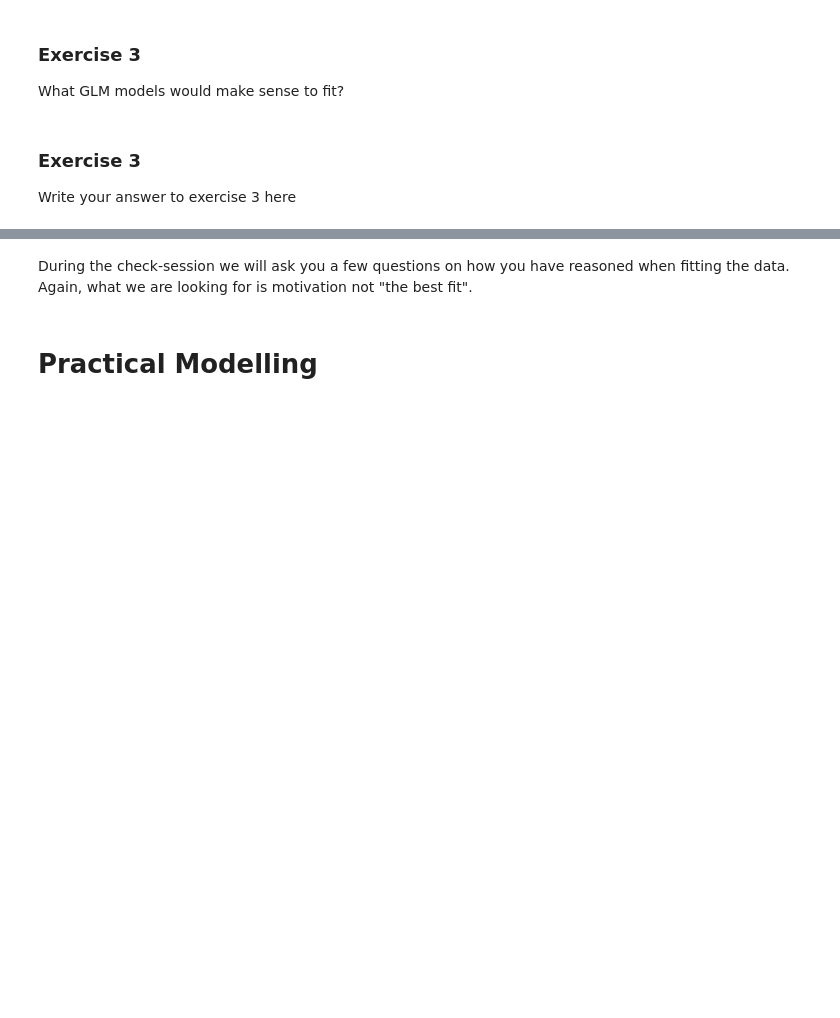
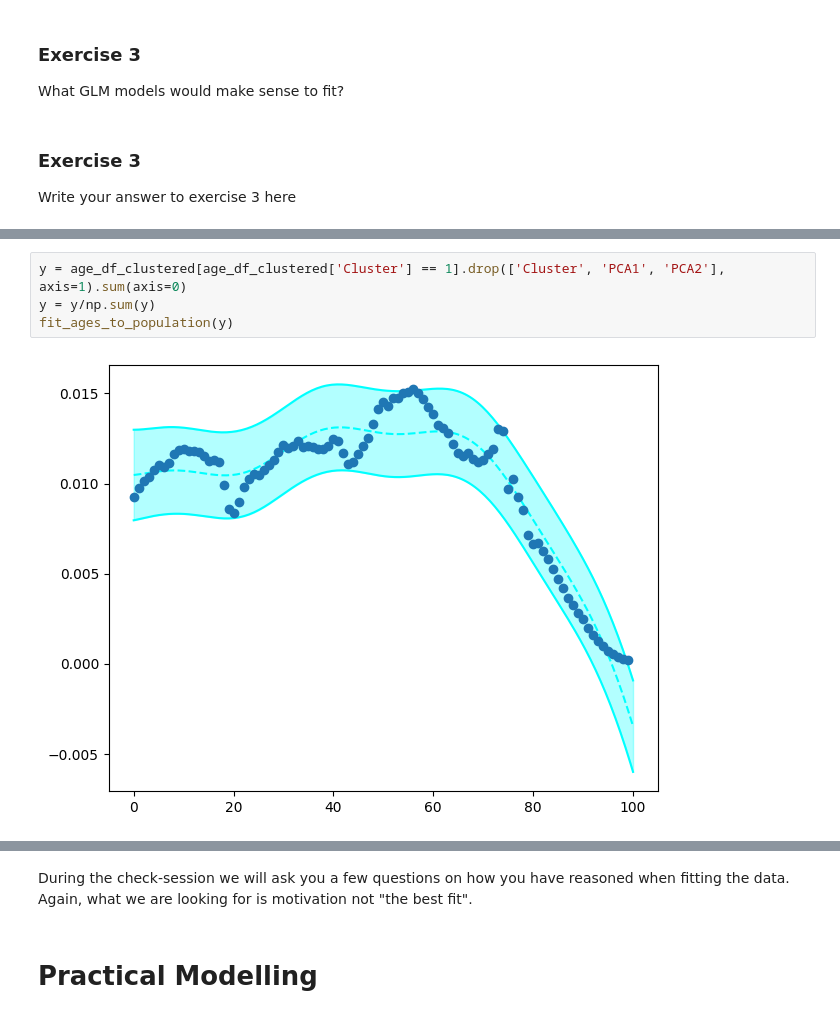
Before and after one commit to Navaneeth2906/nm803_ads_2024, a Jupyter notebook: Practical_3.ipynb, the cells around one changed output, grey strips where cells are left out. Saved outputs shown, nothing was run; the diff lists cells and outputs as text; blank space fills up the shorter version.

```diff
--- a/Practical_3.ipynb
+++ b/Practical_3.ipynb
@@ -695,0 +765,6 @@ plt.show()
+# %%
+y = age_df_clustered[age_df_clustered['Cluster'] == 1].drop(['Cluster', 'PCA1', 'PCA2'], axis=1).sum(axis=0)
+y = y/np.sum(y)
+fit_ages_to_population(y)
+# %% [output]
+[figure, added]
```
Also changed, not shown: parts of 16 cells of this notebook.
